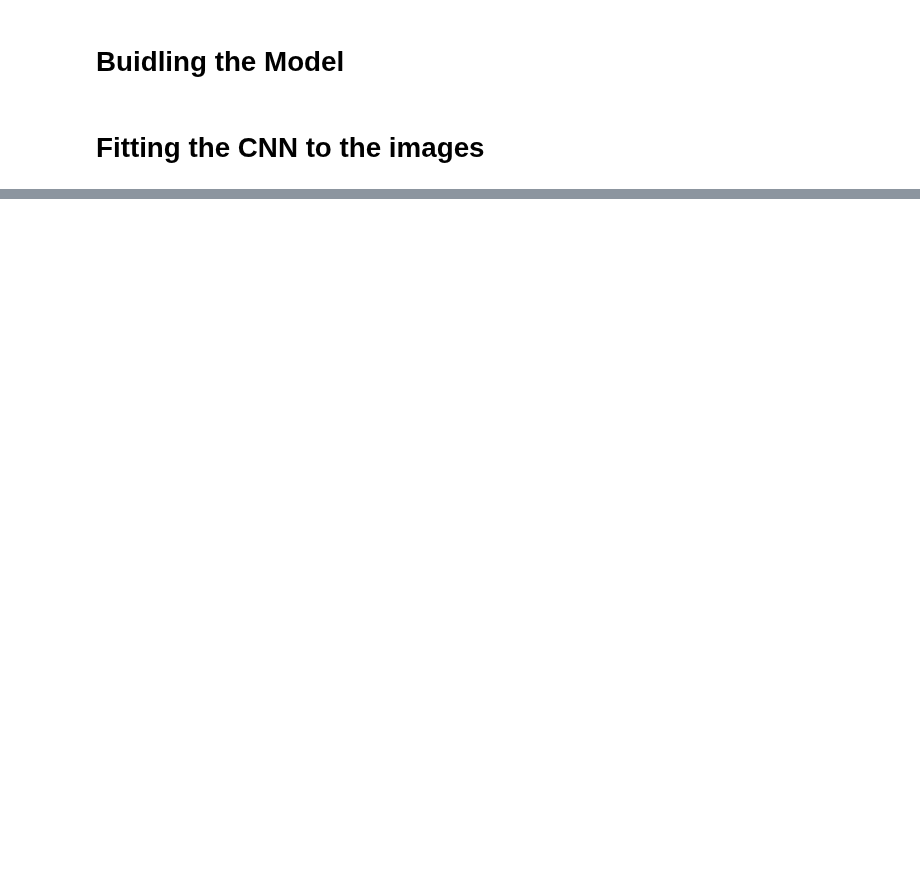
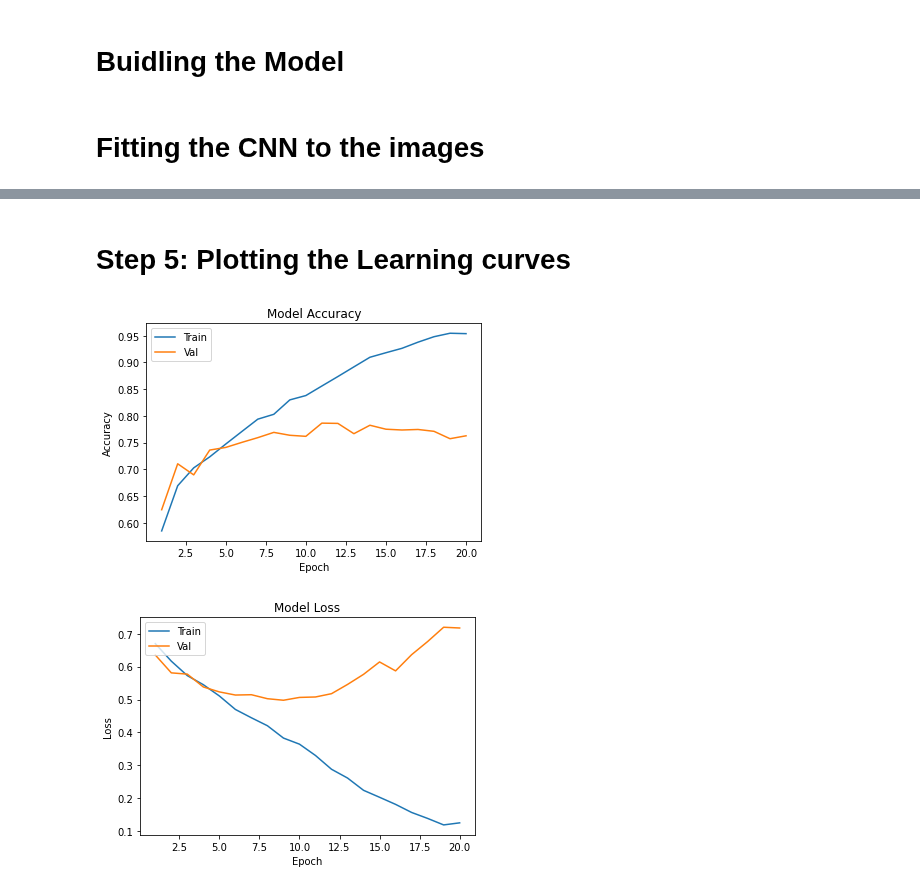
Before and after one commit to Twtamaris/machine_learning, a Jupyter notebook: binary_image_classification/cat_and_dog.ipynb, the cells around one changed output, grey strips where cells are left out. Saved outputs shown, nothing was run; the diff lists cells and outputs as text; code cells hidden in the pictures; blank space fills up the shorter version.

```diff
--- a/binary_image_classification/cat_and_dog.ipynb
+++ b/binary_image_classification/cat_and_dog.ipynb
@@ -48,0 +52,6 @@ model.compile(optimizer='adam', loss='binary_crossentropy', metrics=['accuracy']
+# %%
+# rescaling the images
+datagen = ImageDataGenerator(rescale=1./255)
+# %%
+training_set = datagen.flow_from_directory(directory='training_set', target_size=(32, 32), batch_size=20, class_mode='binary', classes=['cats', 'dogs'])
+test_set = datagen.flow_from_directory(directory='test_set', target_size=(32, 32), batch_size=20, class_mode='binary', classes=['cats', 'dogs'])
@@ -48,0 +65,2 @@ model.compile(optimizer='adam', loss='binary_crossentropy', metrics=['accuracy']
+# %%
+history = model.fit_generator(training_set, steps_per_epoch=len(training_set), epochs=20, validation_data=test_set, validation_steps=len(test_set))
@@ -48,0 +85,27 @@ model.compile(optimizer='adam', loss='binary_crossentropy', metrics=['accuracy']
+# %% [markdown]
+# Step 5: Plotting the Learning curves
+# %%
+def learning(history, epoch):
+    # training vs validation accuracy
+    epoch_range = range(1, epoch+1)
+    plt.plot(epoch_range, history.history['accuracy'])
+    plt.plot(epoch_range, history.history['val_accuracy'])
+    plt.title('Model Accuracy')
+    plt.xlabel('Epoch')
+    plt.ylabel('Accuracy')
+    plt.legend(['Train', 'Val'], loc='upper left')
+    plt.show()
+
+    # training vs validation loss
+    plt.plot(epoch_range, history.history['loss'])
+    plt.plot(epoch_range, history.history['val_loss'])
+    plt.title('Model Loss')
+    plt.xlabel('Epoch')
+    plt.ylabel('Loss')
+    plt.legend(['Train', 'Val'], loc='upper left')
+    plt.show()
+# %%
+learning(history, 20)
+# %% [output]
+[figure, added]
+[figure, added]
```
Also changed, not shown: parts of 4 cells of this notebook.
